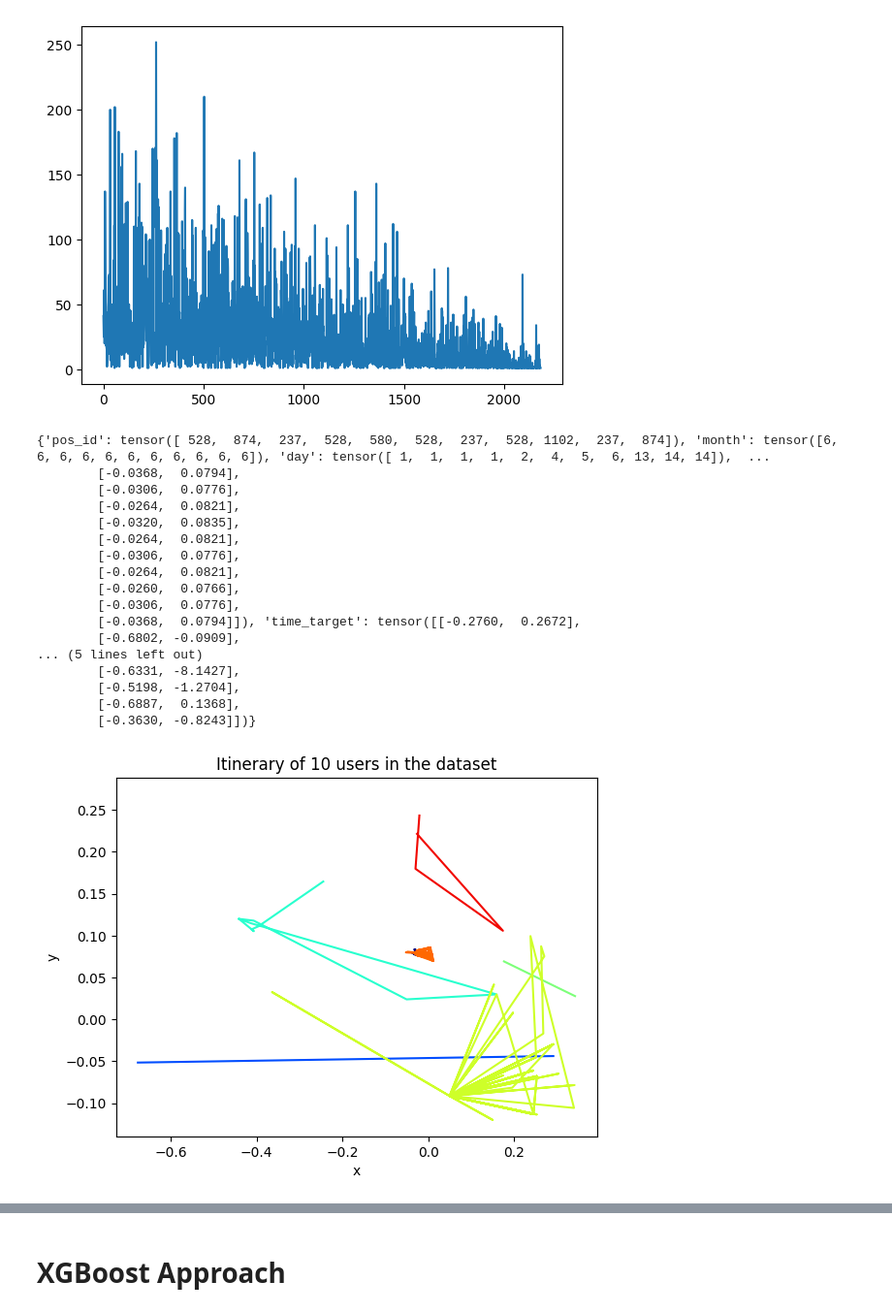
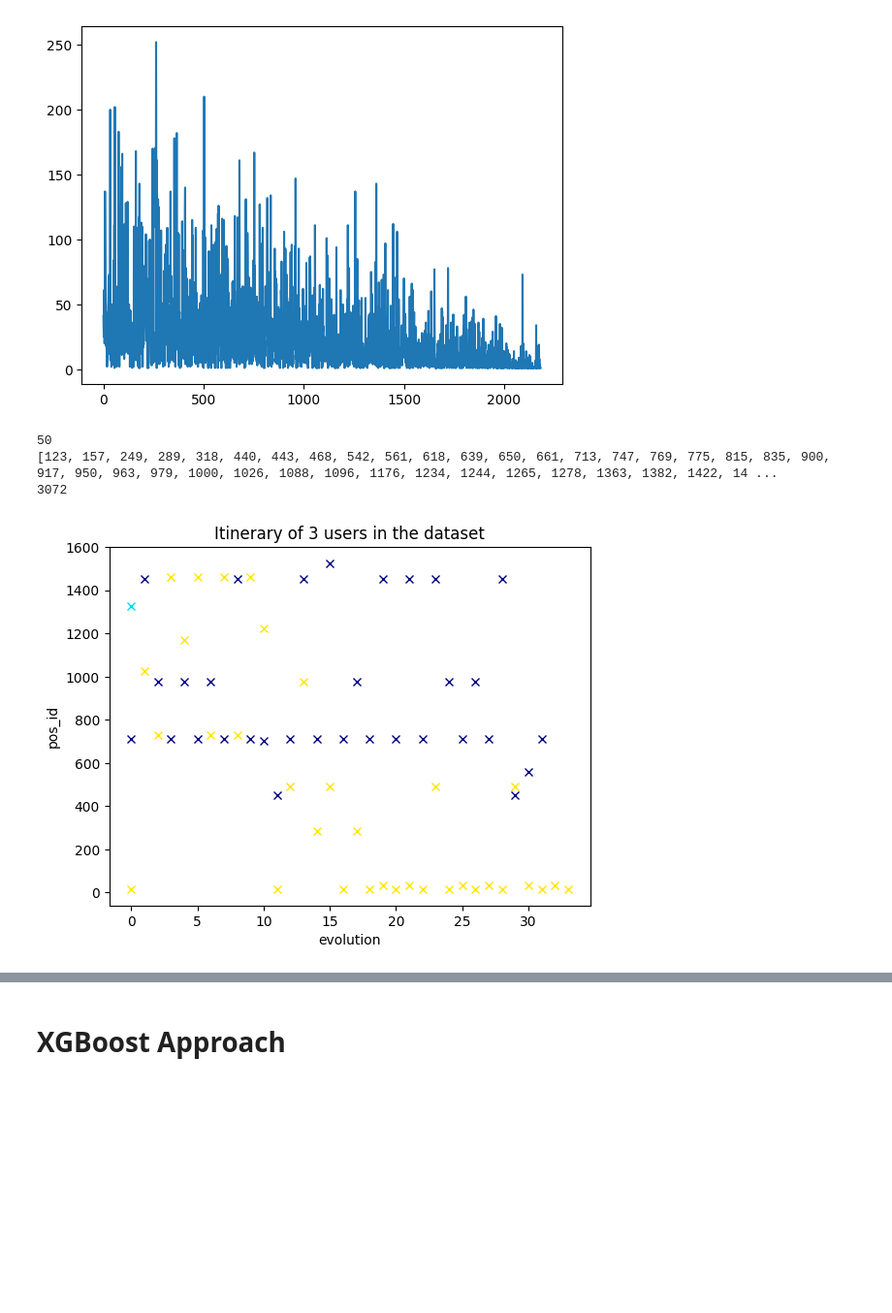
Before and after one commit to bblanche/Chambre_froide, a Jupyter notebook: Projet_Long_3_dt.ipynb, the cells around one changed output, grey strips where cells are left out. Shown: that part at 97% size. Drawn from its saved outputs; the diff is of its cells as text; code cells hidden in the pictures; blank space fills up the shorter version.

```diff
--- a/Projet_Long_3_dt.ipynb
+++ b/Projet_Long_3_dt.ipynb
@@ -1752,0 +1820,11 @@ torch.Size([11, 2]) torch.Size([11]) torch.Size([11])
+# %%
+time_to_end =  []
+for i in range(len(time_targets)):
+  tmp = []
+  for j in range(len(time_targets[i])):
+    tmp.append(time_targets[i][j][0])
+  time_to_end.append(tmp)
+time_to_end = [torch.tensor(time_to_end[i]) for i in range(len(time_to_end))]
+print(time_targets[0])
+print(time_to_end[0])
+print(pos_ids[0])
@@ -1844,42 +2015,43 @@ max number of connections for each class 252 195
 [figure]
 # %%
 import matplotlib.colors as colors
-print(list_users[0])
-
+# print(list_users[0])
+group_of_10 = [[list_users[i] for i in group_users_id[j]] for j in range(len(group_users_id))]
+# print(group_of_10)
 # create a color map
+print(len(group_users_id))
+number_user_plot = 3
+number_group_to_plot = 6
+print(group_users_id[6])
 cmap = plt.cm.jet
-norm = colors.Normalize(vmin=0, vmax=10)
+norm = colors.Normalize(vmin=0, vmax=number_user_plot)
+group_3 = [list_users[443], list_users[532], list_users[249]]
+print(len(list_users))
 
 # plot the itinerary of 10 users in the dataset
 fig, ax = plt.subplots()
-for i in range(10):
-    user = list_users[i]
-    x = user['input'][:,0].numpy()
-    y = user['input'][:,1].numpy()
+for i in range(number_user_plot):
+    user = group_3[i]
+    # user = np.random.choice(group_of_10[number_group_to_plot])
+    pos_id = user["pos_id"]
     color = cmap(norm(i))
-    ax.plot(x, y, color=color)
-ax.set_xlabel('x')n
-ax.set_title('Itinerary of 10 users in the dataset')
+    ax.plot([i for i in range(len(pos_id))], pos_id,  'x', color=color)
+ax.set_xlabel('evolution')
+ax.set_ylabel('pos_id')
+#     ax.plot(pos_id, 'x', color=color, label=f'user {i}')
+# ax.set_ylabel('pos_id')
+#     x = user['input'][:,0].numpy()
+#     y = user['input'][:,1].numpy()
+#     color = cmap(norm(i))
+#     ax.plot(x, y,'x', color=color)
+# ax.set_xlabel('x')
+ax.set_title('Itinerary of ' + str(number_user_plot)+ ' users in the dataset')
 plt.show()
 # %% [output]
-{'pos_id': tensor([ 528,  874,  237,  528,  580,  528,  237,  528, 1102,  237,  874]), 'month': tensor([6, 6, 6, 6, 6, 6, 6, 6, 6, 6, 6]), 'day': tensor([ 1,  1,  1,  1,  2,  4,  5,  6, 13, 14, 14]),  ...
-        [-0.0368,  0.0794],
-        [-0.0306,  0.0776],
-        [-0.0264,  0.0821],
-        [-0.0320,  0.0835],
-        [-0.0264,  0.0821],
-        [-0.0306,  0.0776],
-        [-0.0264,  0.0821],
-        [-0.0260,  0.0766],
-        [-0.0306,  0.0776],
-        [-0.0368,  0.0794]]), 'time_target': tensor([[-0.2760,  0.2672],
-        [-0.6802, -0.0909],
-... (5 lines left out)
-        [-0.6331, -8.1427],
-        [-0.5198, -1.2704],
-        [-0.6887,  0.1368],
-        [-0.3630, -0.8243]])}
+50
+[123, 157, 249, 289, 318, 440, 443, 468, 542, 561, 618, 639, 650, 661, 713, 747, 769, 775, 815, 835, 900, 917, 950, 963, 979, 1000, 1026, 1088, 1096, 1176, 1234, 1244, 1265, 1278, 1363, 1382, 1422, 14 ...
+3072
-[figure, old version]
+[figure, new version]
 # %%
 import matplotlib.cm as cm
 def plot_itinerary(list_users):
```
Also changed, not shown: parts of 26 cells of this notebook.
